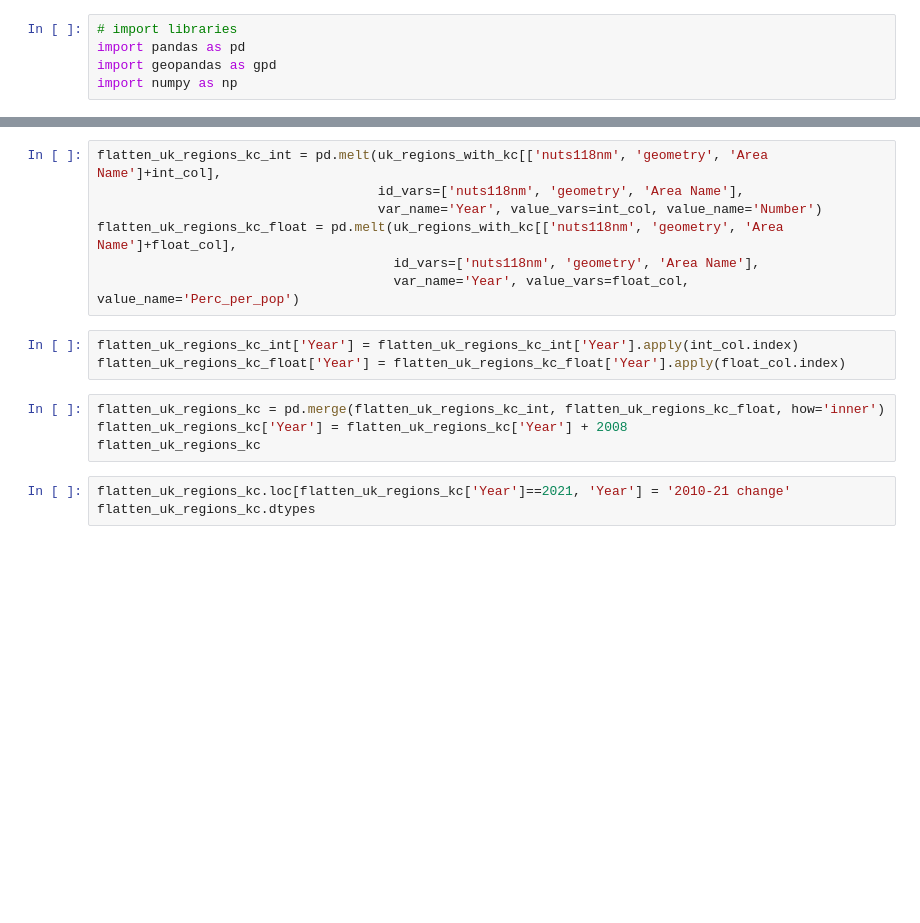
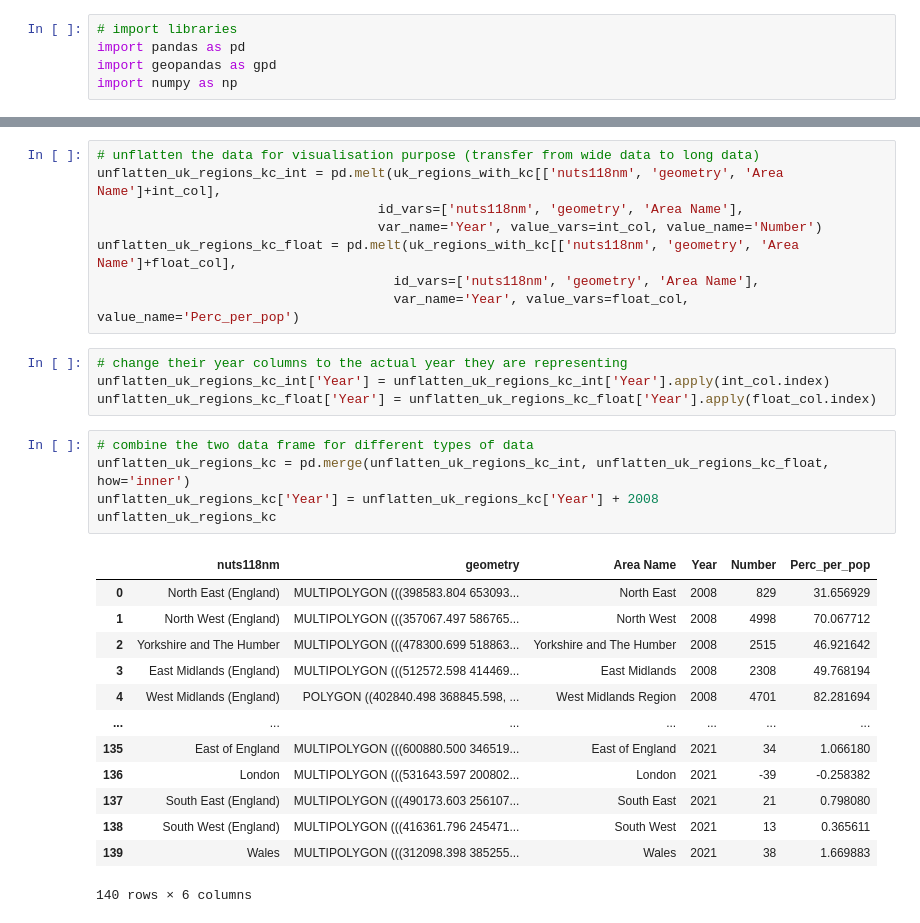
Before and after one commit to yulun-cd/TSD-group-proj, a Jupyter notebook: workbook.ipynb, the cells around one changed output, grey strips where cells are left out. Saved outputs shown, nothing was run; the diff lists cells and outputs as text; blank space fills up the shorter version.

Commit message:
seperate chg with annual data

```diff
--- a/workbook.ipynb
+++ b/workbook.ipynb
@@ -89,17 +309,31 @@ uk_regions_with_kc.dtypes
 # %%
-flatten_uk_regions_kc_int = pd.melt(uk_regions_with_kc[['nuts118nm', 'geometry', 'Area Name']+int_col],
+# unflatten the data for visualisation purpose (transfer from wide data to long data)
+unflatten_uk_regions_kc_int = pd.melt(uk_regions_with_kc[['nuts118nm', 'geometry', 'Area Name']+int_col],
                                     id_vars=['nuts118nm', 'geometry', 'Area Name'],
                                     var_name='Year', value_vars=int_col, value_name='Number')
-flatten_uk_regions_kc_float = pd.melt(uk_regions_with_kc[['nuts118nm', 'geometry', 'Area Name']+float_col],
+unflatten_uk_regions_kc_float = pd.melt(uk_regions_with_kc[['nuts118nm', 'geometry', 'Area Name']+float_col],
                                       id_vars=['nuts118nm', 'geometry', 'Area Name'],
                                       var_name='Year', value_vars=float_col, value_name='Perc_per_pop')
 # %%
-flatten_uk_regions_kc_int['Year'] = flatten_uk_regions_kc_int['Year'].apply(int_col.index)
-flatten_uk_regions_kc_float['Year'] = flatten_uk_regions_kc_float['Year'].apply(float_col.index)
+# change their year columns to the actual year they are representing
+unflatten_uk_regions_kc_int['Year'] = unflatten_uk_regions_kc_int['Year'].apply(int_col.index)
+unflatten_uk_regions_kc_float['Year'] = unflatten_uk_regions_kc_float['Year'].apply(float_col.index)
-# %%
-flatten_uk_regions_kc = pd.merge(flatten_uk_regions_kc_int, flatten_uk_regions_kc_float, how='inner')
-flatten_uk_regions_kc['Year'] = flatten_uk_regions_kc['Year'] + 2008
-flatten_uk_regions_kc
-# %%
-flatten_uk_regions_kc.loc[flatten_uk_regions_kc['Year']==2021, 'Year'] = '2010-21 change'
-flatten_uk_regions_kc.dtypes
+# %%
+# combine the two data frame for different types of data
+unflatten_uk_regions_kc = pd.merge(unflatten_uk_regions_kc_int, unflatten_uk_regions_kc_float, how='inner')
+unflatten_uk_regions_kc['Year'] = unflatten_uk_regions_kc['Year'] + 2008
+unflatten_uk_regions_kc
+# %% [output]
+|  | nuts118nm | geometry | Area Name | Year | Number | Perc_per_pop |
+| 0 | North East (England) | MULTIPOLYGON (((398583.804 653093... | North East | 2008 | 829 | 31.656929 |
+| 1 | North West (England) | MULTIPOLYGON (((357067.497 586765... | North West | 2008 | 4998 | 70.067712 |
+| 2 | Yorkshire and The Humber | MULTIPOLYGON (((478300.699 518863... | Yorkshire and The Humber | 2008 | 2515 | 46.921642 |
+| 3 | East Midlands (England) | MULTIPOLYGON (((512572.598 414469... | East Midlands | 2008 | 2308 | 49.768194 |
+| 4 | West Midlands (England) | POLYGON ((402840.498 368845.598, ... | West Midlands Region | 2008 | 4701 | 82.281694 |
+| ... | ... | ... | ... | ... | ... | ... |
+| 135 | East of England | MULTIPOLYGON (((600880.500 346519... | East of England | 2021 | 34 | 1.066180 |
+| 136 | London | MULTIPOLYGON (((531643.597 200802... | London | 2021 | -39 | -0.258382 |
+| 137 | South East (England) | MULTIPOLYGON (((490173.603 256107... | South East | 2021 | 21 | 0.798080 |
+| 138 | South West (England) | MULTIPOLYGON (((416361.796 245471... | South West | 2021 | 13 | 0.365611 |
+| 139 | Wales | MULTIPOLYGON (((312098.398 385255... | Wales | 2021 | 38 | 1.669883 |
+140 rows × 6 columns
```
Also changed, not shown: parts of 41 cells of this notebook.
